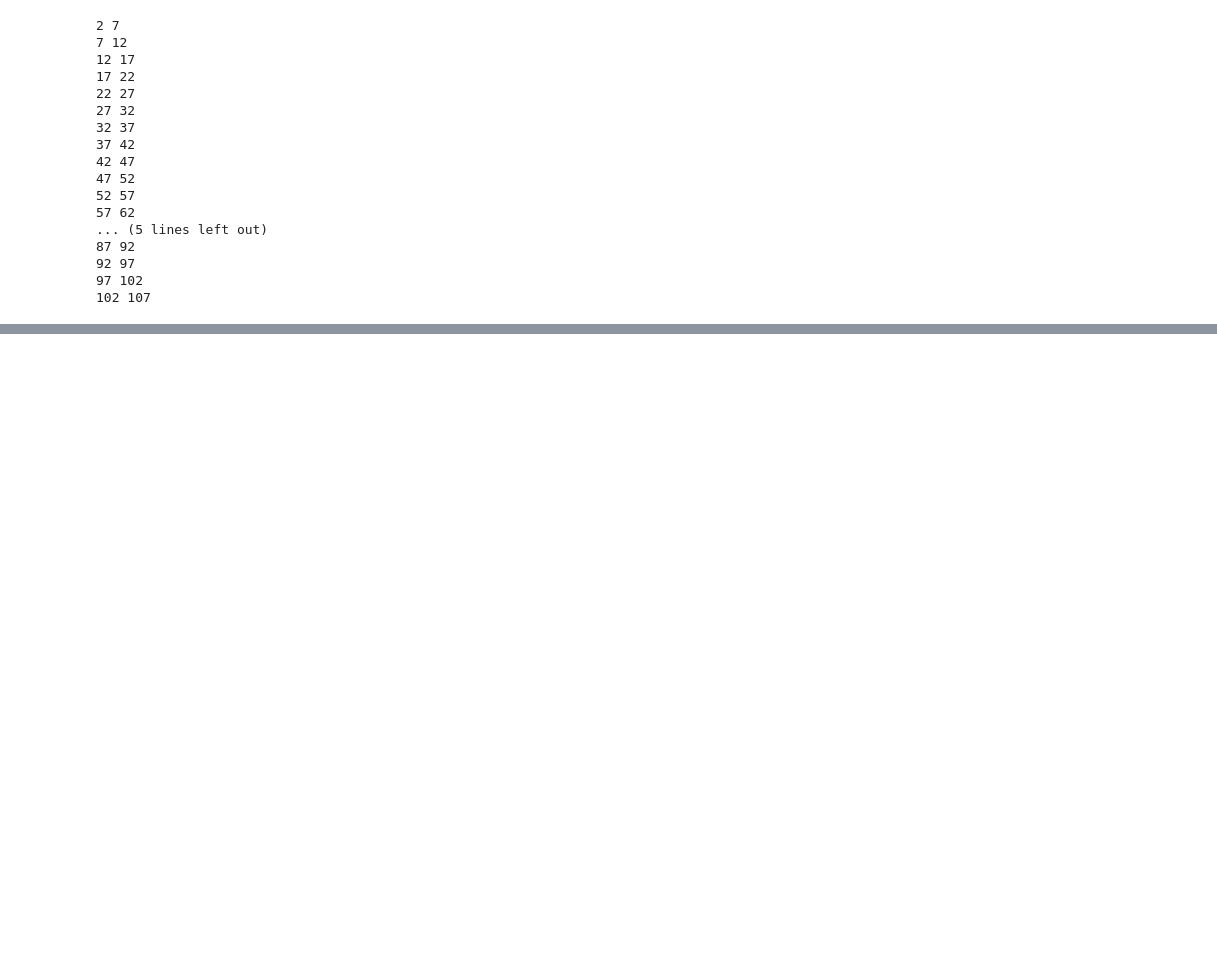
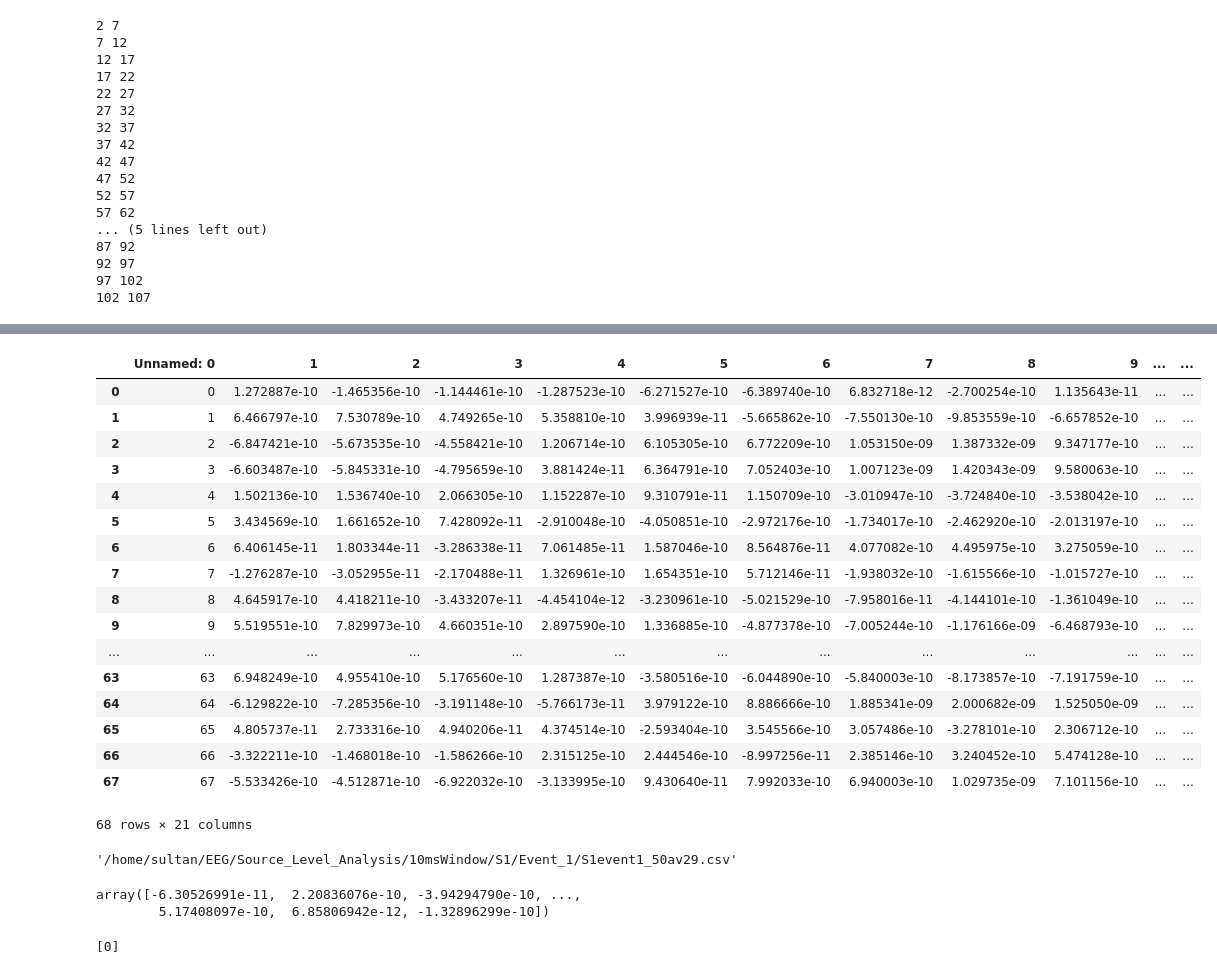
Before and after one commit to msultanmahmud/EEG_Analysis, a Jupyter notebook: Source_Level_Analysis/Aveage_files_v1.ipynb, the cells around one changed output, grey strips where cells are left out. Cells and saved outputs as stored; diff of their text form; code cells hidden in the pictures; blank space fills up the shorter version.

```diff
--- a/Source_Level_Analysis/Aveage_files_v1.ipynb
+++ b/Source_Level_Analysis/Aveage_files_v1.ipynb
@@ -274,0 +336,26 @@ dtr
+# %%
+dd1=dd.drop(dd.columns[1],axis=1)
+dd1
+# %% [output]
+|  | Unnamed: 0 | 1 | 2 | 3 | 4 | 5 | 6 | 7 | 8 | 9 | ... | ... |
+| 0 | 0 | 1.272887e-10 | -1.465356e-10 | -1.144461e-10 | -1.287523e-10 | -6.271527e-10 | -6.389740e-10 | 6.832718e-12 | -2.700254e-10 | 1.135643e-11 | ... | ... |
+| 1 | 1 | 6.466797e-10 | 7.530789e-10 | 4.749265e-10 | 5.358810e-10 | 3.996939e-11 | -5.665862e-10 | -7.550130e-10 | -9.853559e-10 | -6.657852e-10 | ... | ... |
+| 2 | 2 | -6.847421e-10 | -5.673535e-10 | -4.558421e-10 | 1.206714e-10 | 6.105305e-10 | 6.772209e-10 | 1.053150e-09 | 1.387332e-09 | 9.347177e-10 | ... | ... |
+| 3 | 3 | -6.603487e-10 | -5.845331e-10 | -4.795659e-10 | 3.881424e-11 | 6.364791e-10 | 7.052403e-10 | 1.007123e-09 | 1.420343e-09 | 9.580063e-10 | ... | ... |
+| 4 | 4 | 1.502136e-10 | 1.536740e-10 | 2.066305e-10 | 1.152287e-10 | 9.310791e-11 | 1.150709e-10 | -3.010947e-10 | -3.724840e-10 | -3.538042e-10 | ... | ... |
+| 5 | 5 | 3.434569e-10 | 1.661652e-10 | 7.428092e-11 | -2.910048e-10 | -4.050851e-10 | -2.972176e-10 | -1.734017e-10 | -2.462920e-10 | -2.013197e-10 | ... | ... |
+| 6 | 6 | 6.406145e-11 | 1.803344e-11 | -3.286338e-11 | 7.061485e-11 | 1.587046e-10 | 8.564876e-11 | 4.077082e-10 | 4.495975e-10 | 3.275059e-10 | ... | ... |
+| 7 | 7 | -1.276287e-10 | -3.052955e-11 | -2.170488e-11 | 1.326961e-10 | 1.654351e-10 | 5.712146e-11 | -1.938032e-10 | -1.615566e-10 | -1.015727e-10 | ... | ... |
+| 8 | 8 | 4.645917e-10 | 4.418211e-10 | -3.433207e-11 | -4.454104e-12 | -3.230961e-10 | -5.021529e-10 | -7.958016e-11 | -4.144101e-10 | -1.361049e-10 | ... | ... |
+| 9 | 9 | 5.519551e-10 | 7.829973e-10 | 4.660351e-10 | 2.897590e-10 | 1.336885e-10 | -4.877378e-10 | -7.005244e-10 | -1.176166e-09 | -6.468793e-10 | ... | ... |
+| ... | ... | ... | ... | ... | ... | ... | ... | ... | ... | ... | ... | ... |
+| 63 | 63 | 6.948249e-10 | 4.955410e-10 | 5.176560e-10 | 1.287387e-10 | -3.580516e-10 | -6.044890e-10 | -5.840003e-10 | -8.173857e-10 | -7.191759e-10 | ... | ... |
+| 64 | 64 | -6.129822e-10 | -7.285356e-10 | -3.191148e-10 | -5.766173e-11 | 3.979122e-10 | 8.886666e-10 | 1.885341e-09 | 2.000682e-09 | 1.525050e-09 | ... | ... |
+| 65 | 65 | 4.805737e-11 | 2.733316e-10 | 4.940206e-11 | 4.374514e-10 | -2.593404e-10 | 3.545566e-10 | 3.057486e-10 | -3.278101e-10 | 2.306712e-10 | ... | ... |
+| 66 | 66 | -3.322211e-10 | -1.468018e-10 | -1.586266e-10 | 2.315125e-10 | 2.444546e-10 | -8.997256e-11 | 2.385146e-10 | 3.240452e-10 | 5.474128e-10 | ... | ... |
+| 67 | 67 | -5.533426e-10 | -4.512871e-10 | -6.922032e-10 | -3.133995e-10 | 9.430640e-11 | 7.992033e-10 | 6.940003e-10 | 1.029735e-09 | 7.101156e-10 | ... | ... |
+68 rows × 21 columns
+# %%
+f[0]
+# %% [output]
+'/home/sultan/EEG/Source_Level_Analysis/10msWindow/S1/Event_1/S1event1_50av29.csv'
@@ -274,0 +367,5 @@ dtr
+# %%
+rt
+# %% [output]
+array([-6.30526991e-11,  2.20836076e-10, -3.94294790e-10, ...,
+        5.17408097e-10,  6.85806942e-12, -1.32896299e-10])
@@ -274,0 +374,4 @@ dtr
+# %%
+range(0,1)
+# %% [output]
+[0]
```
Also changed, not shown: parts of 12 cells of this notebook, 2 other files.
